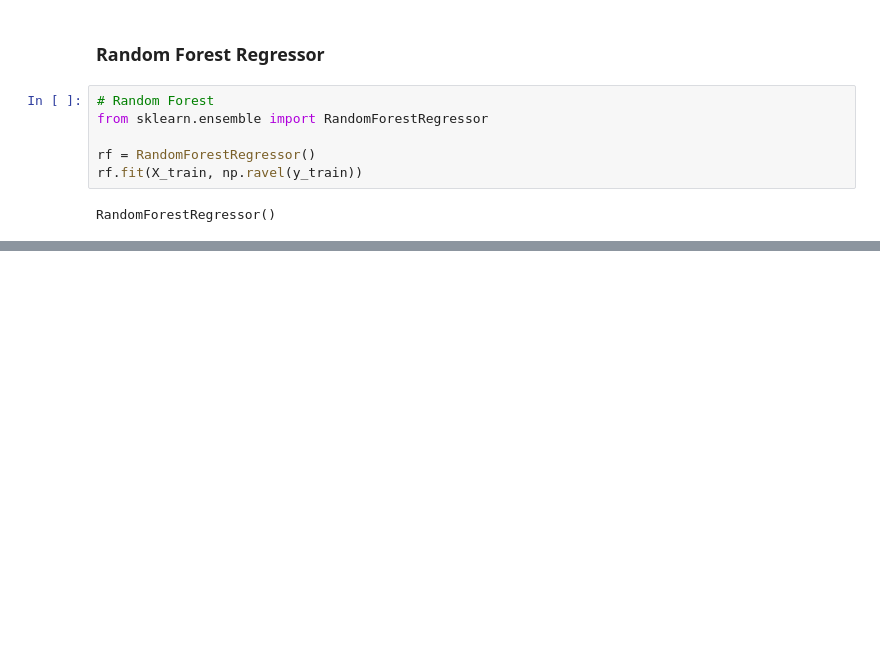
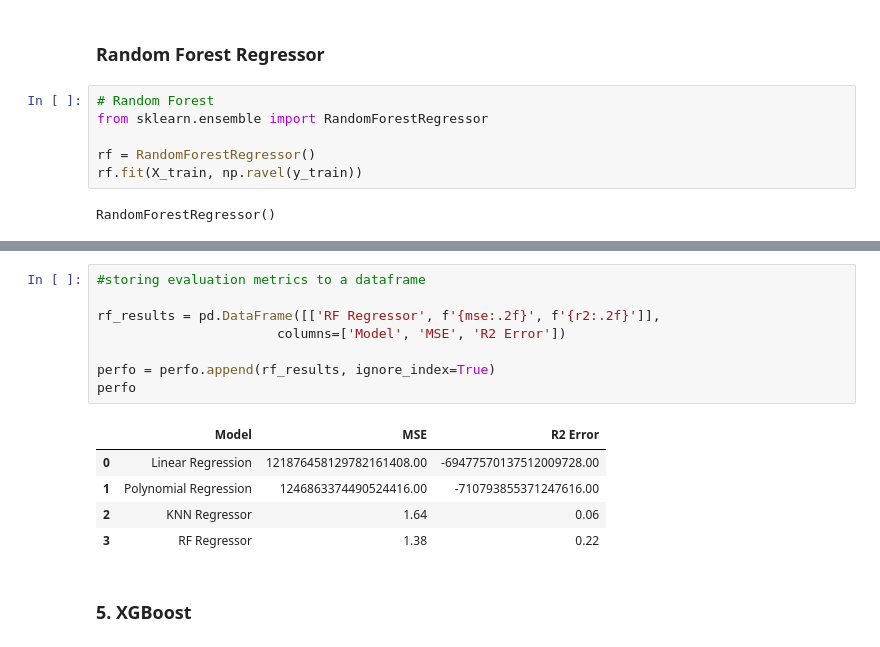
Before and after one commit to mubarakmayyeri/worth-machine-learning, a Jupyter notebook: 5_model_training/0_model_training_combined.ipynb, the cells around one changed output, grey strips where cells are left out. Saved outputs shown, nothing was run; the diff lists cells and outputs as text; blank space fills up the shorter version.

```diff
--- a/5_model_training/0_model_training_combined.ipynb
+++ b/5_model_training/0_model_training_combined.ipynb
@@ -260,0 +326,16 @@ R^2 Score for RF regressor: 0.22254303848983348
+# %%
+#storing evaluation metrics to a dataframe
+
+rf_results = pd.DataFrame([['RF Regressor', f'{mse:.2f}', f'{r2:.2f}']],
+                       columns=['Model', 'MSE', 'R2 Error'])
+
+perfo = perfo.append(rf_results, ignore_index=True)
+perfo
+# %% [output]
+|  | Model | MSE | R2 Error |
+| 0 | Linear Regression | 121876458129782161408.00 | -69477570137512009728.00 |
+| 1 | Polynomial Regression | 1246863374490524416.00 | -710793855371247616.00 |
+| 2 | KNN Regressor | 1.64 | 0.06 |
+| 3 | RF Regressor | 1.38 | 0.22 |
+# %% [markdown]
+### 5. XGBoost
```
Also changed, not shown: parts of 32 cells of this notebook.
